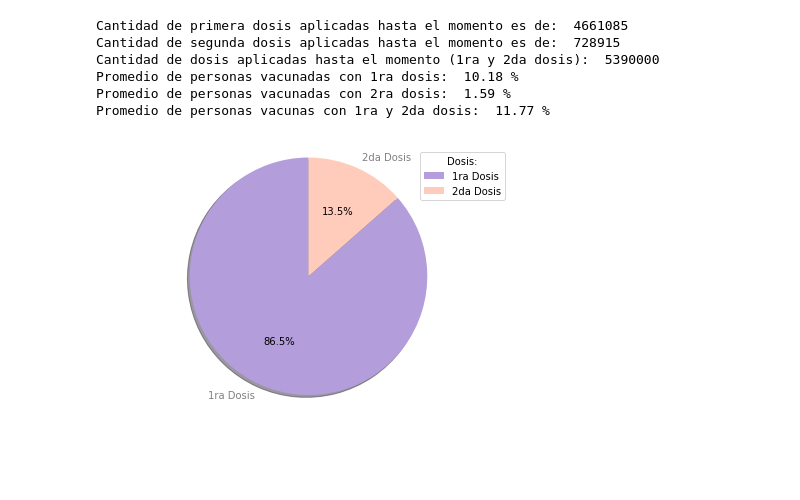
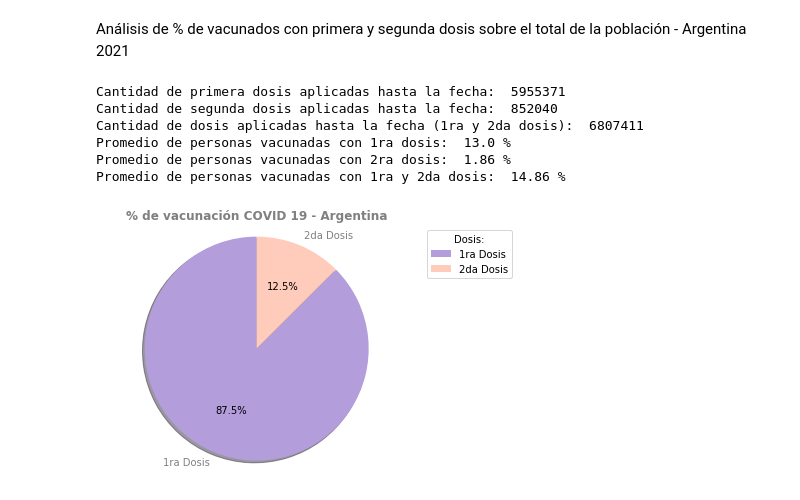
Before and after one commit to lucasbejarano/Covid19, a Jupyter notebook: Vacunas_1_2.ipynb, the cells around one changed output. Saved outputs shown, nothing was run; the diff lists cells and outputs as text; code cells hidden in the pictures; blank space fills up the shorter version.

```diff
--- a/Vacunas_1_2.ipynb
+++ b/Vacunas_1_2.ipynb
@@ -1,3 +1,5 @@
+# %% [markdown]
+Análisis de % de vacunados con primera y segunda dosis sobre el total de la población - Argentina 2021
 # %%
 import numpy as np
 import pandas as pd
@@ -6,52 +8,59 @@ import matplotlib.pyplot as plt
 # %%
 #leemos el dataset y creamos nuestro dataframe con estos datos
 url="https://sisa.msal.gov.ar/datos/descargas/covid-19/files/Covid19VacunasAgrupadas.csv"
 data=pd.read_csv(url,delimiter= ",")
 
 #Agrupamos total de vacunas por jurisdiccion
 df1 = data.groupby("jurisdiccion_nombre", as_index=False).sum()
-
+#Suma cantidad de vacunas de 1 y 2 dosis
 dosis1 = df1[['primera_dosis_cantidad']].sum()
 dosis2 = df1[['segunda_dosis_cantidad']].sum()
-
+#Convertimos el total (DF) a valor numerico (int)
 total1 = int(dosis1)
 total2 = int(dosis2)
-
 #poblacion estimada al 1 julio (INDEC)
 habitantes = 45808747
-
+#Total dosis aplicadas (1 y 2 dosis)
 total_dosis = total1+total2
-print("Cantidad de primera dosis aplicadas hasta el momento es de: ", total1)
-print("Cantidad de segunda dosis aplicadas hasta el momento es de: ", total2)
-print("Cantidad de dosis aplicadas hasta el momento (1ra y 2da dosis): ",total_dosis )
+#Analisis de datos obtenidos
+print("Cantidad de primera dosis aplicadas hasta la fecha: ", total1)
+print("Cantidad de segunda dosis aplicadas hasta la fecha: ", total2)
+print("Cantidad de dosis aplicadas hasta la fecha (1ra y 2da dosis): ",total_dosis )
 print("Promedio de personas vacunadas con 1ra dosis: ", round(total1*100/habitantes,2),"%" )
 print("Promedio de personas vacunadas con 2ra dosis: ", round(total2*100/habitantes,2),"%" )
-print("Promedio de personas vacunas con 1ra y 2da dosis: ", round(total_dosis*100/habitantes,2),"%")
+print("Promedio de personas vacunadas con 1ra y 2da dosis: ", round(total_dosis*100/habitantes,2),"%")
 
 #labels
 labels = ['1ra Dosis','2da Dosis']
-#add colors
+#colors
 colors = ['#B39DDB','#FFCCBC']
+#array con total de vacunas aplicadas de 1ra y 2da dosis
 totales = np.array([df1[['primera_dosis_cantidad']].sum(),df1[['segunda_dosis_cantidad']].sum()])
-
-fig1, ax1 = plt.subplots()
-
-patches, texts, autotexts = ax1.pie(totales, colors = colors, labels=labels, autopct='%1.1f%%', startangle=90, shadow=True)
+#Creamos la figura
+fig,ax = plt.subplots()
+#Grafico Pie
+patches, texts, autotexts = ax.pie(totales, colors = colors, labels=labels, autopct='%1.1f%%', startangle=90, shadow=True)
+#Modificamos el color del texto de las etiquetas y etiquetas internas
 for text in texts:
     text.set_color('grey')
 for autotext in autotexts:
     autotext.set_color('black')
 
-plt.legend(title = "Dosis:")
-# Equal aspect ratio ensures that pie is drawn as a circle
-ax1.axis('equal')
+#configuramos la leyenda
+plt.legend(title="Dosis:", bbox_to_anchor=(1.05, 1), loc='upper left')
+#Agregamos titulo al grafico
+plt.title("% de vacunación COVID 19 - Argentina", color="grey", fontsize=12,fontweight="bold")
+#funcion para que el grafico sea "redondo"
+ax.axis('equal')
+#automatically adjusts subplot params so that the subplot(s) fits in to the figure area.
 plt.tight_layout()
+#Display all open figures
 plt.show()
 # %% [output]
-Cantidad de primera dosis aplicadas hasta el momento es de:  4661085
-Cantidad de segunda dosis aplicadas hasta el momento es de:  728915
-Cantidad de dosis aplicadas hasta el momento (1ra y 2da dosis):  5390000
-Promedio de personas vacunadas con 1ra dosis:  10.18 %
-Promedio de personas vacunadas con 2ra dosis:  1.59 %
-Promedio de personas vacunas con 1ra y 2da dosis:  11.77 %
+Cantidad de primera dosis aplicadas hasta la fecha:  5955371
+Cantidad de segunda dosis aplicadas hasta la fecha:  852040
+Cantidad de dosis aplicadas hasta la fecha (1ra y 2da dosis):  6807411
+Promedio de personas vacunadas con 1ra dosis:  13.0 %
+Promedio de personas vacunadas con 2ra dosis:  1.86 %
+Promedio de personas vacunadas con 1ra y 2da dosis:  14.86 %
-[figure, old version]
+[figure, new version]
```
Also changed, not shown: 3 other files.
